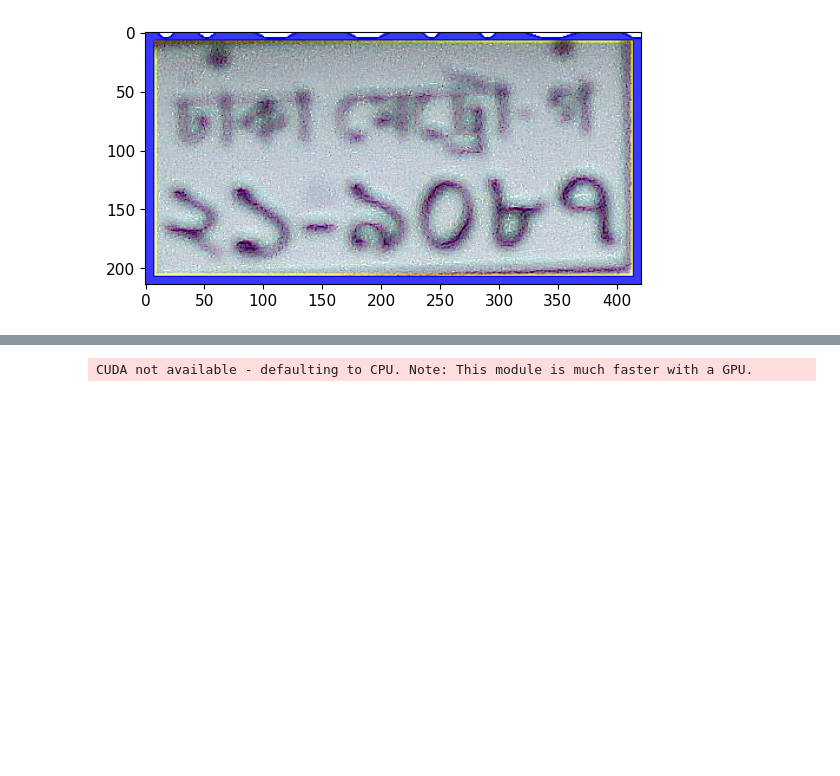
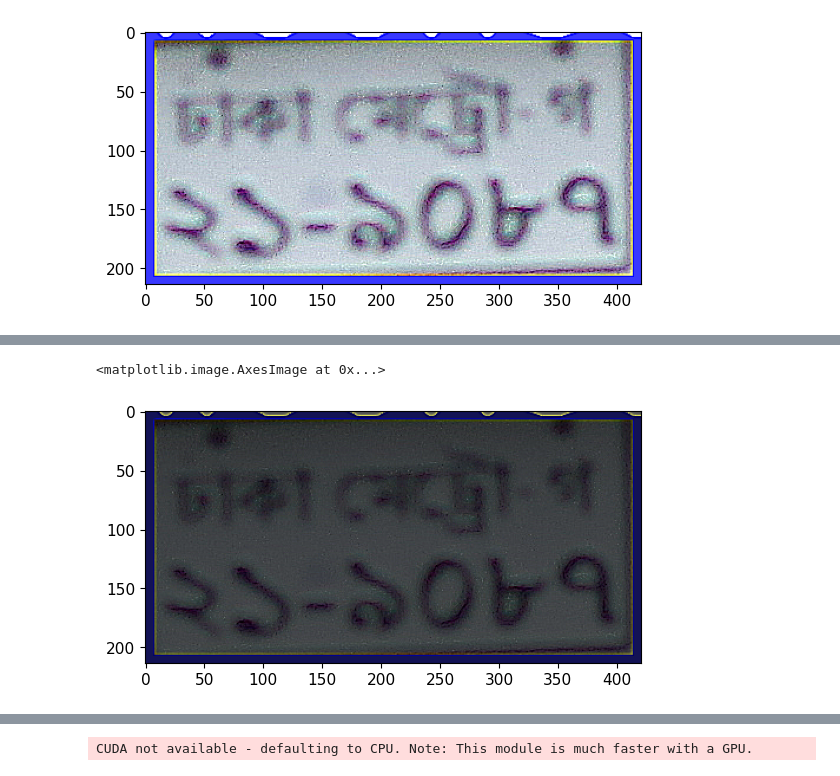
Before and after one commit to rahem1983/CSE_498r, a Jupyter notebook: Yolo_test_0.01.ipynb, the cells around one changed output, grey strips where cells are left out. Saved outputs shown, nothing was run; the diff lists cells and outputs as text; code cells hidden in the pictures; blank space fills up the shorter version.

```diff
--- a/Yolo_test_0.01.ipynb
+++ b/Yolo_test_0.01.ipynb
@@ -172,0 +162,12 @@ plt.imshow(cv2.cvtColor(sharped_img, cv2.COLOR_BGR2GRAY))
+# %%
+# sharp process 2 (not good enough)
+
+kernel = np.array([[-1, -1, -1],[-1, 9, -1],[-1, -1, -1]], np.float32)
+
+kernel = 1/3 * kernel
+
+shrp_img = cv2.filter2D(cropped_image, -1, kernel)
+plt.imshow(cv2.cvtColor(shrp_img, cv2.COLOR_BGR2RGB))
+# %% [output]
+<matplotlib.image.AxesImage at 0x...>
+[figure, added]
```
Also changed, not shown: parts of 17 cells of this notebook.
